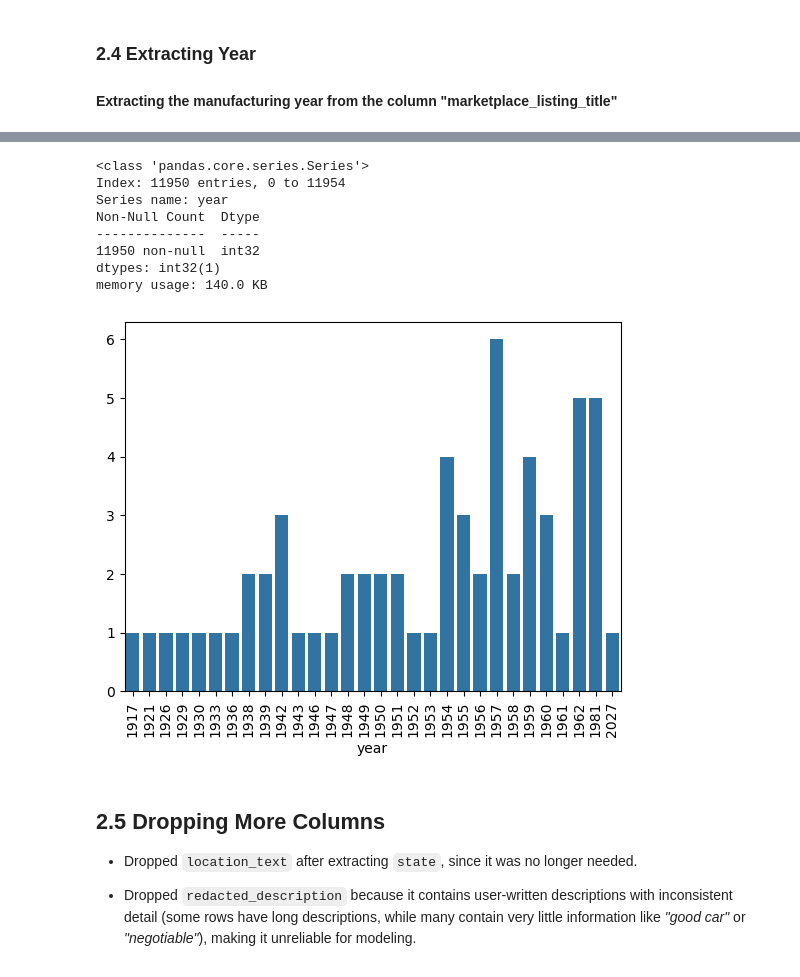
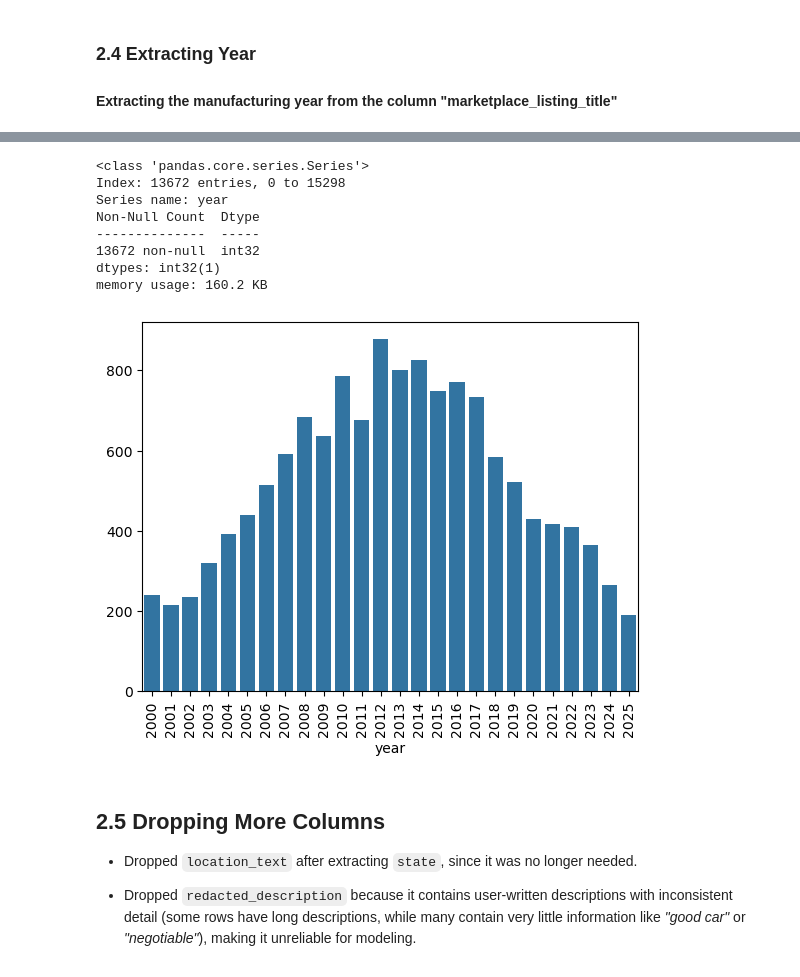
Before and after one commit to Andresanalyst1/ML-Australian-Car-Market, a Jupyter notebook: data_preprocessing.ipynb, the cells around one changed output, grey strips where cells are left out. Saved outputs shown, nothing was run; the diff lists cells and outputs as text; code cells hidden in the pictures.

Commit message:
new approach in feature engineering using AI_Agent.py and model tunning

```diff
--- a/data_preprocessing.ipynb
+++ b/data_preprocessing.ipynb
@@ -30,6 +24,0 @@ df.head()
-# %%
-#checking cols that have all null values in it
-all_null_cols_mask = df.isnull().all()
-cols_with_all_nulls = df.columns[all_null_cols_mask].tolist()
-print(cols_with_all_nulls)
-df.drop(cols_with_all_nulls,axis=1,inplace=True)
@@ -203,0 +29,9 @@ df.tail(7)
+# %%
+df = df[['listing_price', 'marketplace_listing_title', 'redacted_description',
+       'location_text', 'formatted_price', 'vehicle_exterior_color',
+       'vehicle_fuel_type', 'vehicle_interior_color',
+       'vehicle_make_display_name', 'vehicle_model_display_name',
+       'vehicle_odometer_data', 'vehicle_specifications',
+       'vehicle_transmission_type']]
+
+df.shape
@@ -397,28 +244,33 @@ df[df["marketplace_listing_title"].str.startswith(("Mits","hyun","MG","Toyo","Hy
 # After reviewing the data, these rows contain missing kilometer values and extreme price outliers,
 # so they will be removed.
 
-mask1 = df["marketplace_listing_title"].str.startswith(("Mits","hyun","MG","Toyo","Hyun"), na=False)
+mask1 = pd.to_numeric(df['year'], errors='coerce').isna()
 
+# Remove those rows
 df = df[~mask1]
+# %%
+#Checking dtype of year column
+df["year"]=df["year"].astype("int")
+# Remove vintage/invalid data
+df = df[(df['year'] >= 2000) & (df['year'] <= 2025)]
 # %%
-#Checking dtype of year column
-df["year"]=df["year"].astype("int")
+
 #checking again plotbars
 df["year"].info()
-year = df["year"].value_counts().tail(30)
+year = df["year"].value_counts()
 sns.barplot(x=year.index, y=year.values)
 plt.xticks(rotation=90)
 plt.show()
 # %% [output]
 <class 'pandas.core.series.Series'>
-Index: 11950 entries, 0 to 11954
+Index: 13672 entries, 0 to 15298
 Series name: year
 Non-Null Count  Dtype
 --------------  -----
-11950 non-null  int32
+13672 non-null  int32
 dtypes: int32(1)
-memory usage: 140.0 KB
+memory usage: 160.2 KB
-[figure, old version]
+[figure, new version]
 # %% [markdown]
 ## 2.5 Dropping More Columns
 
```
Also changed, not shown: parts of 73 cells of this notebook, 11 other files.
